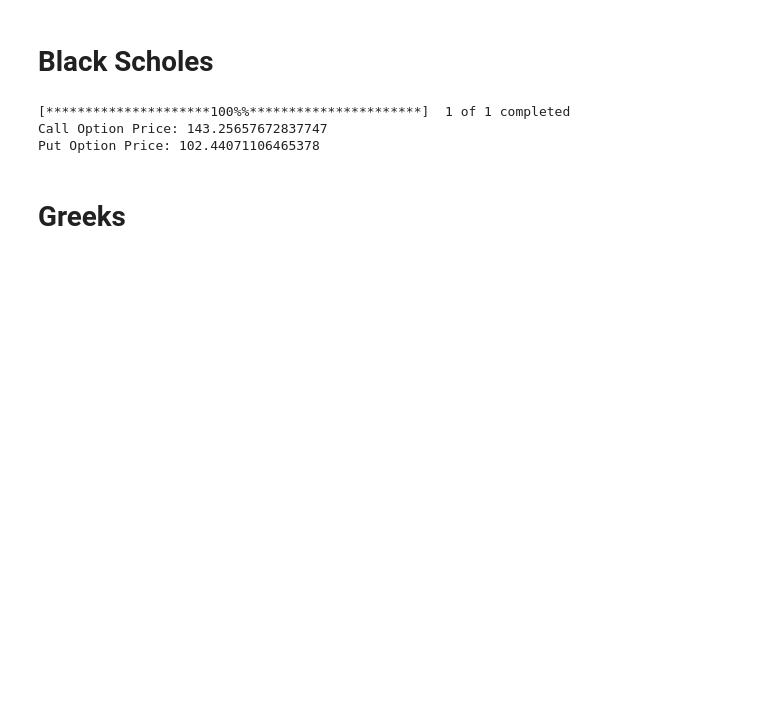
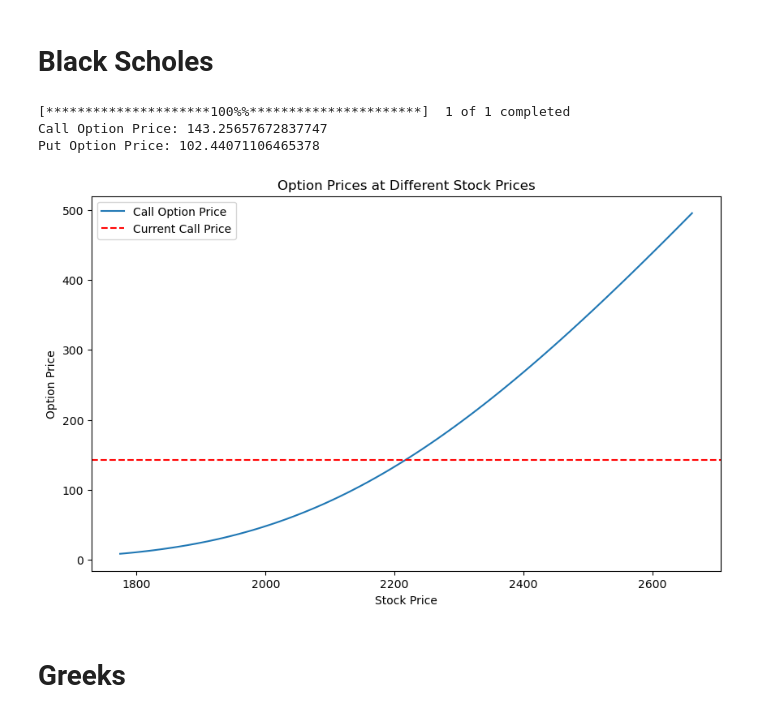
Before and after one commit to NuKa-CoLaa/CMF_Python, a Jupyter notebook: CMF_Assignment.ipynb, the cells around one changed output. Saved outputs shown, nothing was run; the diff lists cells and outputs as text; code cells hidden in the pictures; blank space fills up the shorter version.

```diff
--- a/CMF_Assignment.ipynb
+++ b/CMF_Assignment.ipynb
@@ -214,33 +214,48 @@ def black_scholes(S, K, T, r, sigma, option_type='call'):
     if option_type == 'call':
         option_price = (S * si.norm.cdf(d1, 0.0, 1.0) - K * np.exp(-r * T) * si.norm.cdf(d2, 0.0, 1.0))
     elif option_type == 'put':
         option_price = (K * np.exp(-r * T) * si.norm.cdf(-d2, 0.0, 1.0) - S * si.norm.cdf(-d1, 0.0, 1.0))
     else:
         raise ValueError("Invalid option type. Use 'call' or 'put'.")
 
     return option_price
 
 # Example usage
 ticker = 'CCH.L'
 data = yf.download(ticker, period="1d")
 current_stock_price = data['Close'][-1]  # Latest closing price
 
 # Inputs for the Black-Scholes model
 strike_price = 2200  # strike price
 time_to_expiration = 0.25  # 3 months until expiration
 risk_free_rate = 0.0417  # risk-free rate (4.17%) UK Gilt 10 Year Yield
 volatility = 0.278  # volatility (27.8%)
 
 # Calculate option price
 call_option_price = black_scholes(current_stock_price, strike_price, time_to_expiration, risk_free_rate, volatility, 'call')
 put_option_price = black_scholes(current_stock_price, strike_price, time_to_expiration, risk_free_rate, volatility, 'put')
 
 print(f"Call Option Price: {call_option_price}")
 print(f"Put Option Price: {put_option_price}")
+
+# Plotting
+S_range = np.linspace(80, 120, 100) * current_stock_price / 100  # Range of stock prices for plotting
+call_prices = [black_scholes(S, strike_price, time_to_expiration, risk_free_rate, volatility, 'call') for S in S_range]
+put_prices = [black_scholes(S, strike_price, time_to_expiration, risk_free_rate, volatility, 'put') for S in S_range]
+
+plt.figure(figsize=(10, 6))
+plt.plot(S_range, call_prices, label='Call Option Price')
+plt.axhline(y=call_option_price, color='r', linestyle='--', label='Current Call Price')
+plt.title('Option Prices at Different Stock Prices')
+plt.xlabel('Stock Price in GBP')
+plt.ylabel('Option Price')
+plt.legend()
+plt.show()
 # %% [output]
 [*********************100%%**********************]  1 of 1 completed
 Call Option Price: 143.25657672837747
 Put Option Price: 102.44071106465378
+[figure, added]
 # %% [markdown]
 # Greeks
 # %%
```
Also changed, not shown: parts of 1 cell of this notebook.
